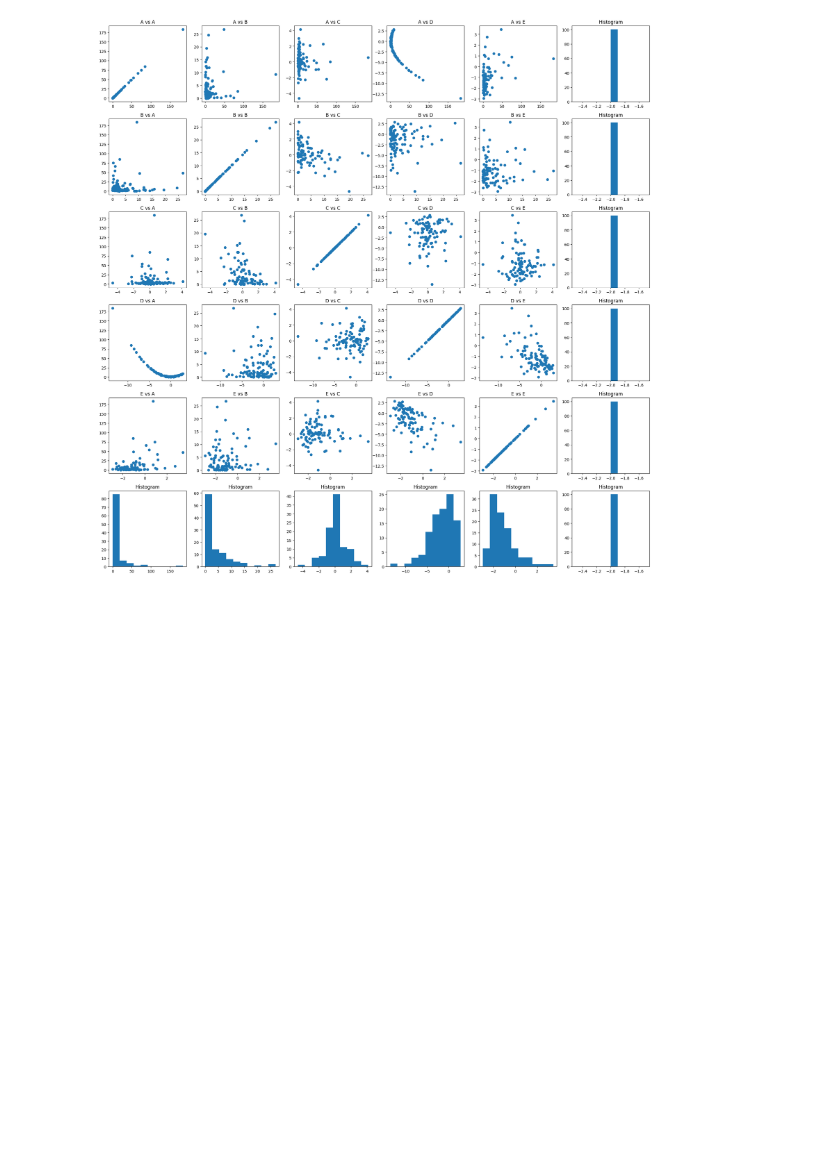
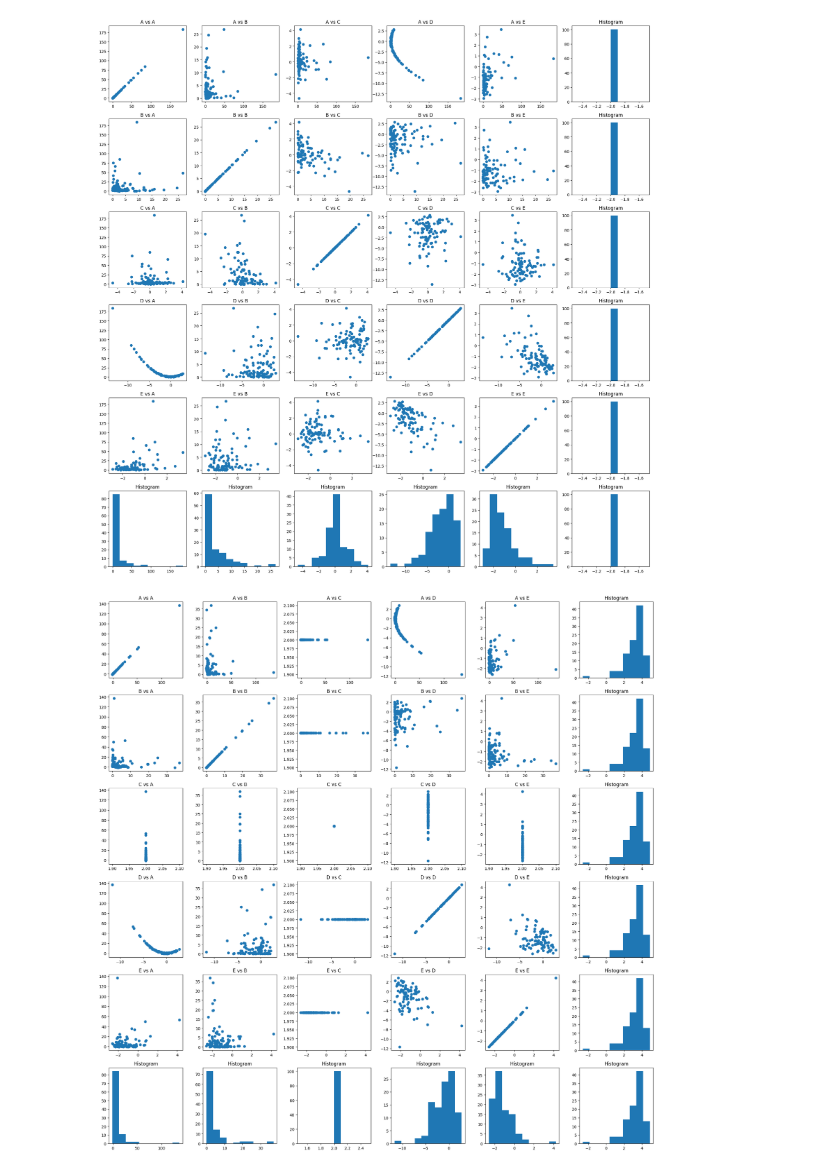
Before and after one commit to katinka314/AL_graph_project, a Jupyter notebook: main.ipynb, the cells around one changed output. Saved outputs shown, nothing was run; the diff lists cells and outputs as text; code cells hidden in the pictures; blank space fills up the shorter version.

Commit message:
added pairwise plots

```diff
--- a/main.ipynb
+++ b/main.ipynb
@@ -62,4 +57,11 @@ intFm2_data = load_data(datapath=intFm2_path)
 plot_grid_hist(intFm2_data, n=6, idx=5)
 # %% [output]
 [figure]
+# %%
+intC2_path = "data/intervention_100_C2.csv"
+intC2_data = load_data(datapath=intC2_path)
+
+plot_grid_hist(intC2_data, n=6, idx=5)
+# %% [output]
+[figure, added]
 # %%
```
Also changed, not shown: parts of 5 cells of this notebook.
